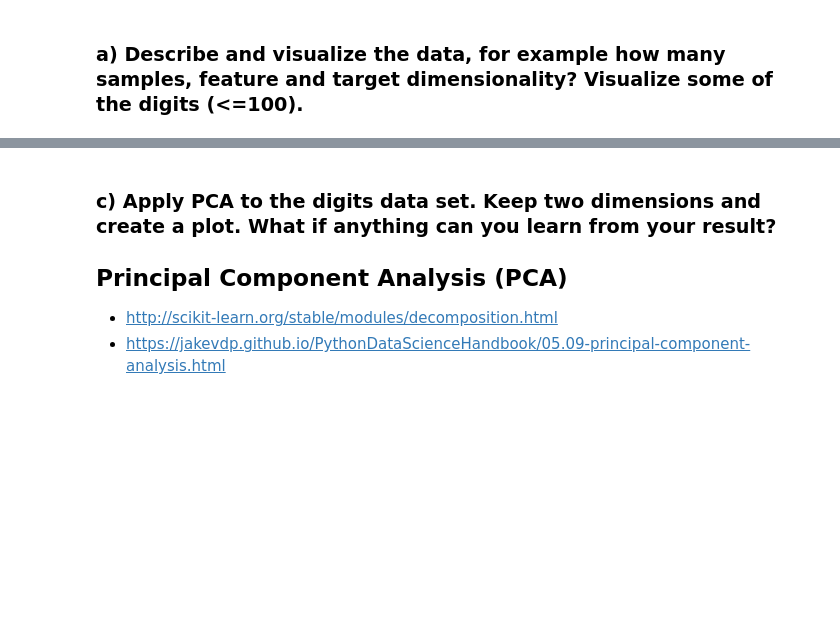
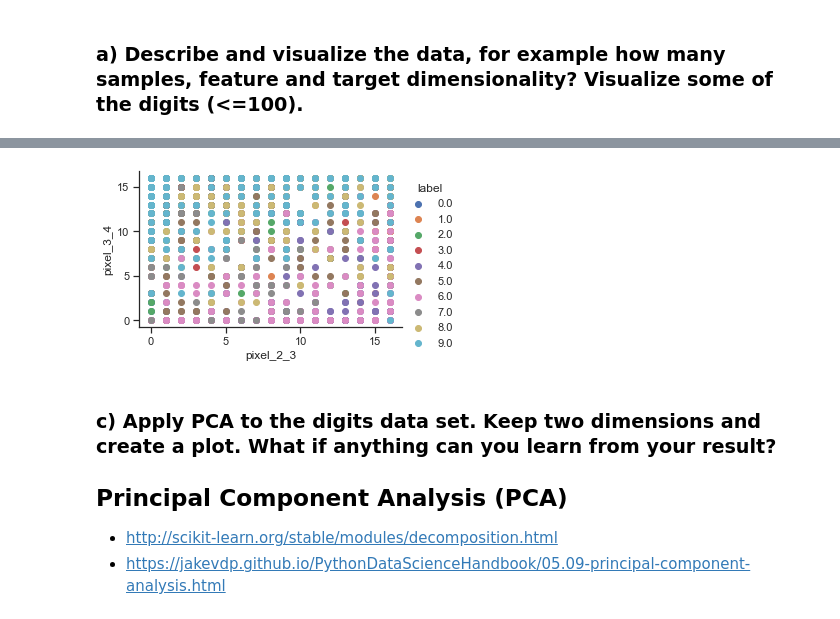
Before and after one commit to teoyi/scientific-computing-archive, a Jupyter notebook: sci-comp-II/Week-10/digits-recognition-v2.ipynb, the cells around one changed output, grey strips where cells are left out. Drawn from its saved outputs; the diff is of its cells as text; code cells hidden in the pictures; blank space fills up the shorter version.

```diff
--- a/sci-comp-II/Week-10/digits-recognition-v2.ipynb
+++ b/sci-comp-II/Week-10/digits-recognition-v2.ipynb
@@ -89,3 +163,23 @@ Pick 2 features (pixels) and plot in two dimensions. Can you learn anything?
+# %%
+import pandas as pd
+import seaborn
+seaborn.set(style = 'ticks')
+
+digits_data = digits.data
+digits_label = digits.target
+labels = np.reshape(digits_label, (1797,1)) # To concatenate with with the data to create a data frame
+final_digits_data = np.concatenate([digits_data, labels], axis = 1) # Creating dataframe that has both the data and the respective labels
+
+digits_dataset = pd.DataFrame(final_digits_data) # Representing data in a table format
+features = digits.feature_names
+features_label = np.append(features, 'label')
+digits_dataset.columns = features_label # combining features with the dataframe to get a complete datasets with data, features label as well as target label
+
+fg = seaborn.FacetGrid(data = digits_dataset, hue = 'label', aspect = 1.5)
+fg.map(plt.scatter, 'pixel_2_3', 'pixel_3_4').add_legend()
+plt.show()
+# %% [output]
+[figure, added]
 # %% [markdown]
 ### c) Apply PCA to the digits data set. Keep two dimensions and create a plot. What if anything can you learn from your result?
 
```
Also changed, not shown: parts of 4 cells of this notebook.
